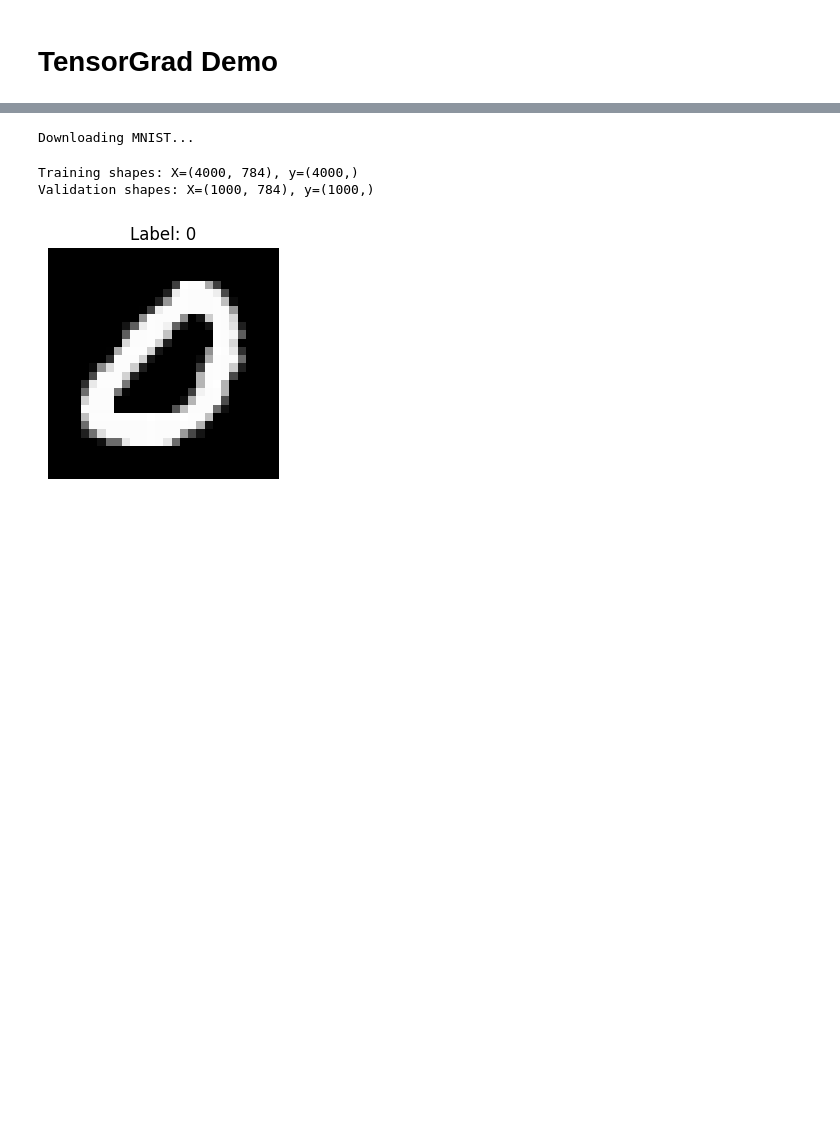
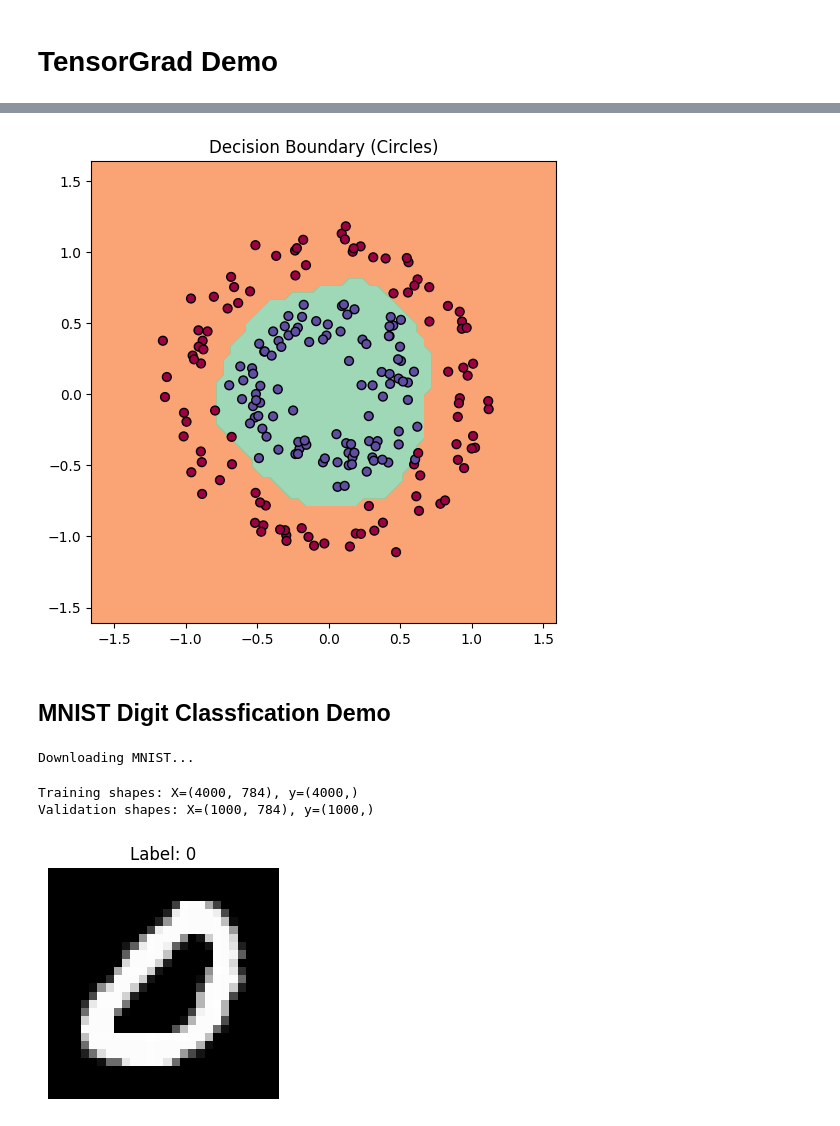
Before and after one commit to popboat1/tensorgrad, a Jupyter notebook: demo.ipynb, the cells around one changed output, grey strips where cells are left out. Saved outputs shown, nothing was run; the diff lists cells and outputs as text; code cells hidden in the pictures; blank space fills up the shorter version.

```diff
--- a/demo.ipynb
+++ b/demo.ipynb
@@ -14,3 +97,27 @@ from autograd.nn import Linear, VectorizedMLP
+# %%
+h = 0.05
+x_min, x_max = X_circ[:, 0].min() - 0.5, X_circ[:, 0].max() + 0.5
+y_min, y_max = X_circ[:, 1].min() - 0.5, X_circ[:, 1].max() + 0.5
+xx, yy = np.meshgrid(np.arange(x_min, x_max, h),
+                     np.arange(y_min, y_max, h))
+
+Xmesh = np.c_[xx.ravel(), yy.ravel()]
+
+scores = model_circ(Tensor(Xmesh))
+
+Z = (scores.data > 0).reshape(xx.shape)
+
+fig = plt.figure(figsize=(6, 6))
+plt.contourf(xx, yy, Z, cmap=plt.cm.Spectral, alpha=0.8)
+plt.scatter(X_circ[:, 0], X_circ[:, 1], c=y_circ, s=40, cmap=plt.cm.Spectral, edgecolors='k')
+plt.xlim(xx.min(), xx.max())
+plt.ylim(yy.min(), yy.max())
+plt.title("Decision Boundary (Circles)")
+plt.show()
+# %% [output]
+[figure, added]
+# %% [markdown]
+## MNIST Digit Classfication Demo
 # %%
 print("Downloading MNIST...")
 mnist = fetch_openml('mnist_784', version=1, as_frame=False, parser='auto')
```
Also changed, not shown: parts of 7 cells of this notebook.
